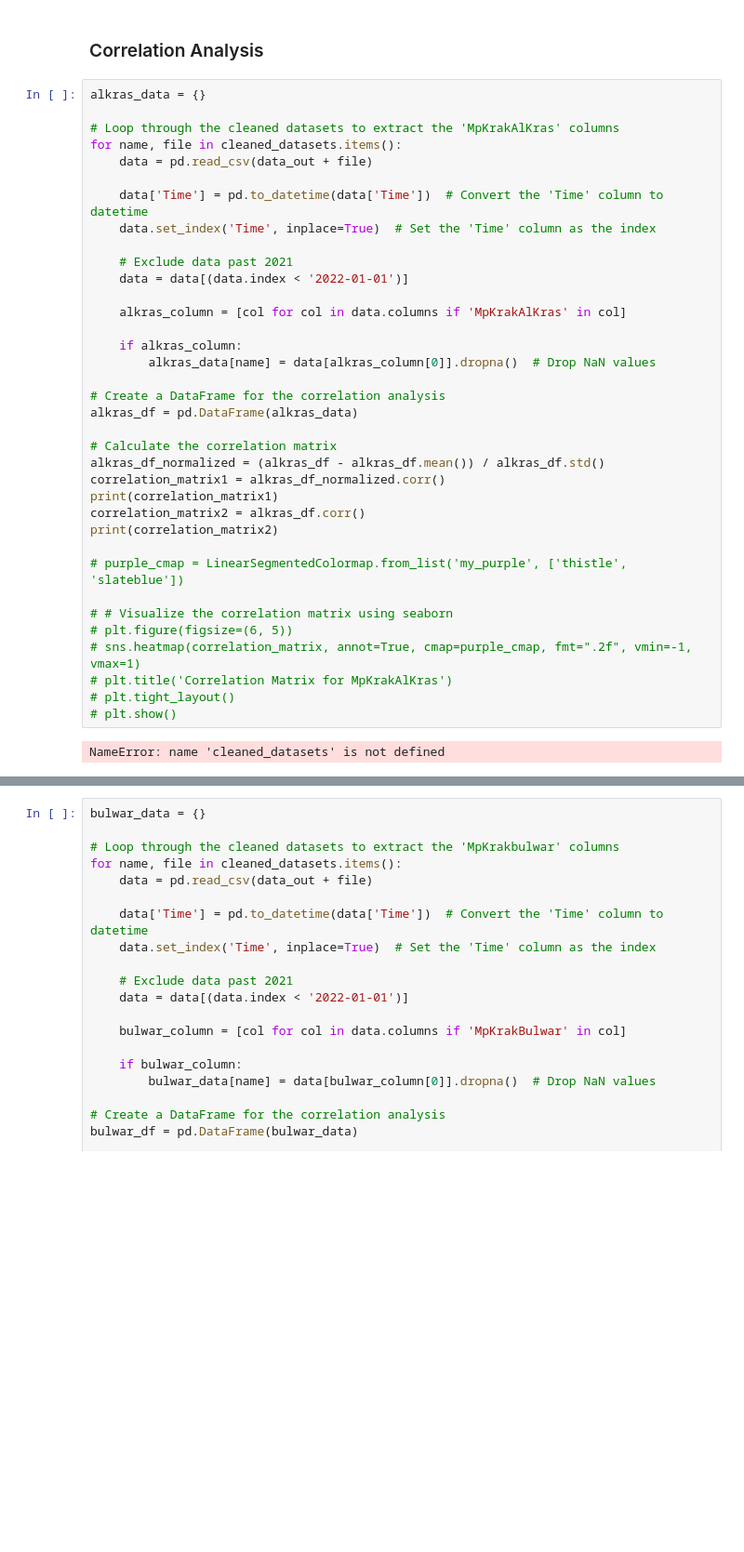
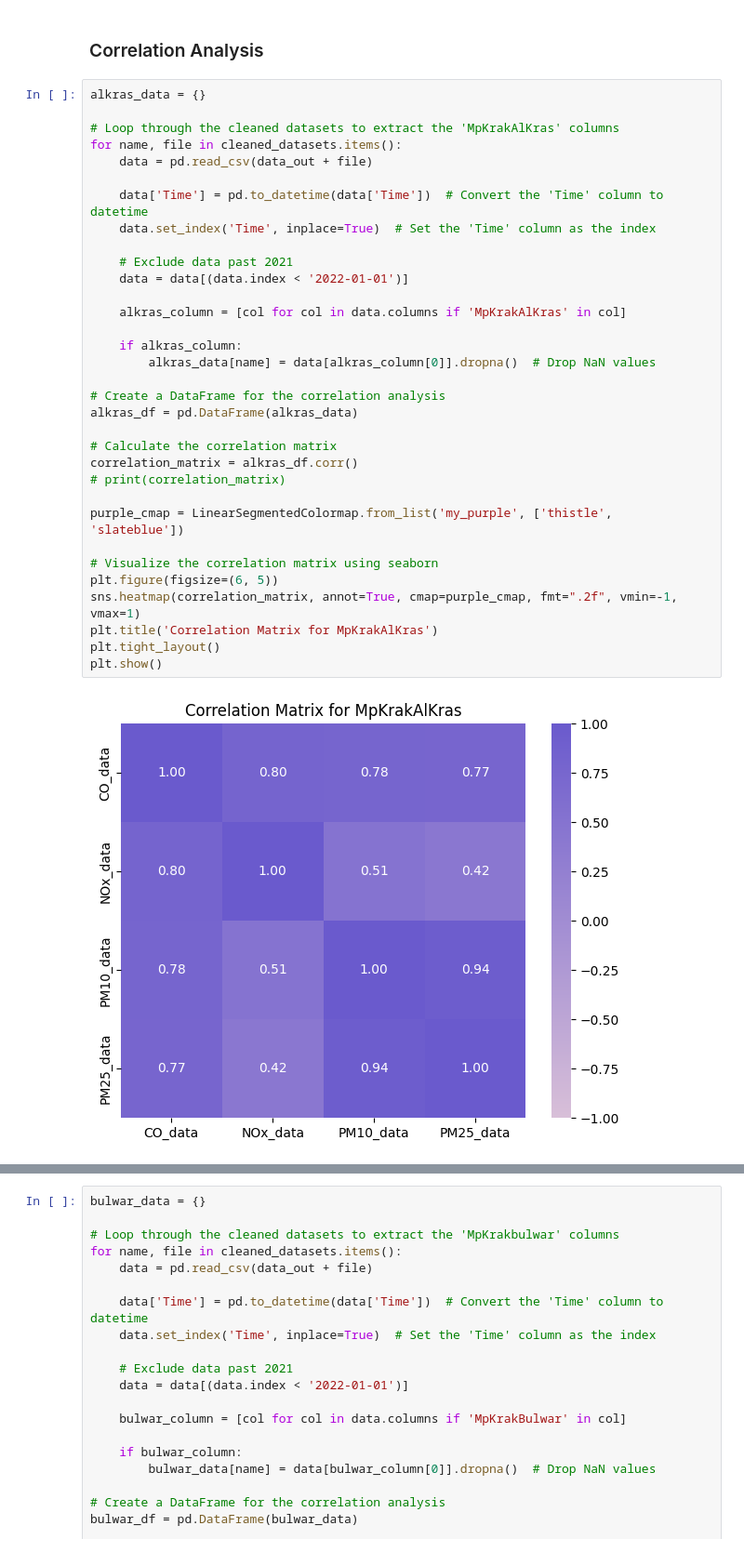
Before and after one commit to mina-naseh/environmental-data-analysis, a Jupyter notebook: Frania_Naseh_Project1.ipynb, the cells around one changed output, grey strips where cells are left out. Shown at 93% size. Cells and saved outputs as stored; diff of their text form; blank space fills up the shorter version.

Commit message:
correlation analysis

```diff
--- a/Frania_Naseh_Project1.ipynb
+++ b/Frania_Naseh_Project1.ipynb
@@ -590,38 +591,35 @@ In the histograms provided at two stations, `MpKrakAlKras` and `MpKrakBulwar`, h
 # %%
 alkras_data = {}
 
 # Loop through the cleaned datasets to extract the 'MpKrakAlKras' columns
 for name, file in cleaned_datasets.items():
     data = pd.read_csv(data_out + file)
 
     data['Time'] = pd.to_datetime(data['Time'])  # Convert the 'Time' column to datetime
     data.set_index('Time', inplace=True)  # Set the 'Time' column as the index
 
     # Exclude data past 2021
     data = data[(data.index < '2022-01-01')]
 
     alkras_column = [col for col in data.columns if 'MpKrakAlKras' in col]
 
     if alkras_column:
         alkras_data[name] = data[alkras_column[0]].dropna()  # Drop NaN values
 
 # Create a DataFrame for the correlation analysis
 alkras_df = pd.DataFrame(alkras_data)
 
 # Calculate the correlation matrix
-alkras_df_normalized = (alkras_df - alkras_df.mean()) / alkras_df.std()
-correlation_matrix1 = alkras_df_normalized.corr()
-print(correlation_matrix1)
-correlation_matrix2 = alkras_df.corr()
-print(correlation_matrix2)
+correlation_matrix = alkras_df.corr()
+# print(correlation_matrix)
 
-# purple_cmap = LinearSegmentedColormap.from_list('my_purple', ['thistle', 'slateblue'])
+purple_cmap = LinearSegmentedColormap.from_list('my_purple', ['thistle', 'slateblue'])
 
-# # Visualize the correlation matrix using seaborn
-# plt.figure(figsize=(6, 5))
-# sns.heatmap(correlation_matrix, annot=True, cmap=purple_cmap, fmt=".2f", vmin=-1, vmax=1)
-# plt.title('Correlation Matrix for MpKrakAlKras')
-# plt.tight_layout()
-# plt.show()
+# Visualize the correlation matrix using seaborn
+plt.figure(figsize=(6, 5))
+sns.heatmap(correlation_matrix, annot=True, cmap=purple_cmap, fmt=".2f", vmin=-1, vmax=1)
+plt.title('Correlation Matrix for MpKrakAlKras')
+plt.tight_layout()
+plt.show()
 # %% [output]
-NameError: name 'cleaned_datasets' is not defined
+[figure, added]
```
Also changed, not shown: parts of 6 cells of this notebook.
